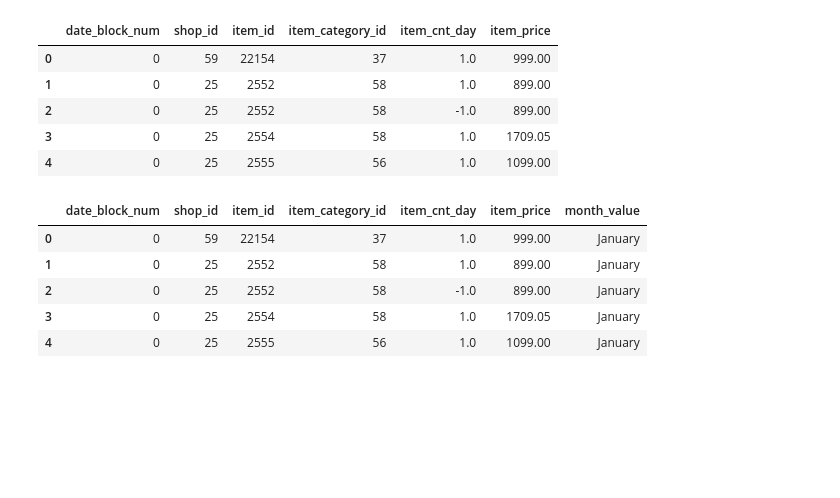
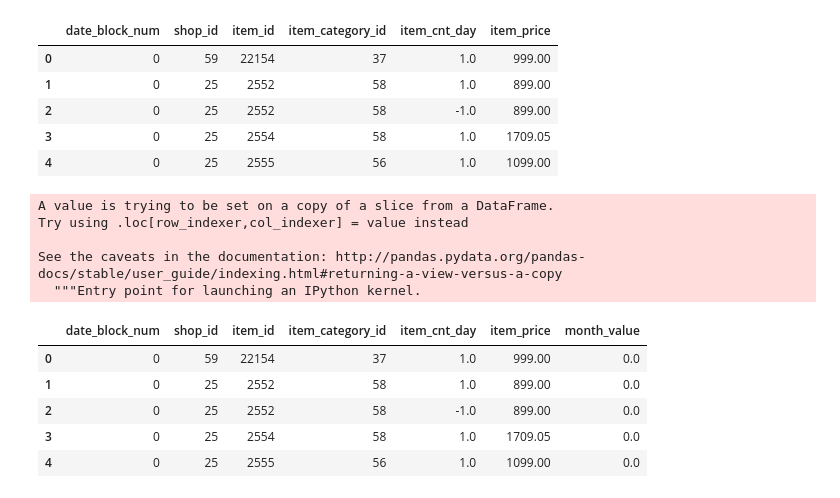
Before and after one commit to EgertM/SalesPredictions, a Jupyter notebook: app/SalesPredictions.ipynb, the cells around one changed output. Saved outputs shown, nothing was run; the diff lists cells and outputs as text; code cells hidden in the pictures; blank space fills up the shorter version.

```diff
--- a/app/SalesPredictions.ipynb
+++ b/app/SalesPredictions.ipynb
@@ -22,0 +9,4 @@ for dirname, _, filenames in os.walk('..\input'):
+# %%
+from google.colab import drive
+drive.mount('/content/drive')
+path = 'drive/My Drive/Colab Notebooks'
@@ -23,9 +15,10 @@ for dirname, _, filenames in os.walk('..\input'):
 # %%
-item_categories = pd.read_csv("../input/item_categories.csv")
-items = pd.read_csv("../input/items.csv")
-shops = pd.read_csv("../input/shops.csv")
-train = pd.read_csv("../input/sales_train.csv.gz")
-test = pd.read_csv("../input/test.csv.gz")
+item_categories = pd.read_csv(path+"/input/item_categories.csv")
+items = pd.read_csv(path+"/input/items.csv")
+shops = pd.read_csv(path+"/input/shops.csv")
+train_original = pd.read_csv(path+"/input/sales_train.csv.gz")
+test = pd.read_csv(path+"/input/test.csv.gz")
+train = train_original.copy()
 # %%
 print("Item categories")
 print(item_categories.head(10))
@@ -96,8 +111,10 @@ for idx, row in item_categories.iterrows():
     cat_id_to_name[row.item_category_id] = row.item_category_name
 # %%
 default_category_idx = len(item_categories)
-# %%
-train['item_category_id'] = train['item_id'].map(item_to_cat)
+# %%
+train['item_category_id_'] = train['item_id'].map(item_to_cat)
+train['item_category_id'] = train['item_category_id_']#.map(item_categories_simplify_dict)
+#train['shop_id'] = train['shop_id'].map(shop_names_simplify_dict)
 # %%
 new_train = train[['date_block_num','shop_id','item_id','item_category_id','item_cnt_day','item_price']]
 # %%
@@ -187,32 +196,39 @@ new_train.head()
 | 3 | 0 | 25 | 2554 | 58 | 1.0 | 1709.05 |
 | 4 | 0 | 25 | 2555 | 56 | 1.0 | 1099.00 |
 # %%
-new_train['month_value'] = new_train['date_block_num'] % 12
+new_train['month_value'] = (new_train['date_block_num'] % 12)/11
+
+"""
 month_value_name_map = {
     0:'January',
     1:'February',
     2:'March',
     3:'April',
     4:'May',
     5:'June',
     6:'July',
     7:'August',
     8:'September',
     9:'October',
     10:'November',
     11:'December'
 }
 new_train.month_value = new_train.month_value.map(month_value_name_map)
-
+"""
 new_train.month_value.value_counts()
 
 #new_train = pd.get_dummies(new_train, columns = ['month_value'], prefix='month_')
 new_train.head()
 # %% [output]
+A value is trying to be set on a copy of a slice from a DataFrame.
+Try using .loc[row_indexer,col_indexer] = value instead
+
+See the caveats in the documentation: http://pandas.pydata.org/pandas-docs/stable/user_guide/indexing.html#returning-a-view-versus-a-copy
+  """Entry point for launching an IPython kernel.
 |  | date_block_num | shop_id | item_id | item_category_id | item_cnt_day | item_price | month_value |
-| 0 | 0 | 59 | 22154 | 37 | 1.0 | 999.00 | January |
-| 1 | 0 | 25 | 2552 | 58 | 1.0 | 899.00 | January |
-| 2 | 0 | 25 | 2552 | 58 | -1.0 | 899.00 | January |
-| 3 | 0 | 25 | 2554 | 58 | 1.0 | 1709.05 | January |
-| 4 | 0 | 25 | 2555 | 56 | 1.0 | 1099.00 | January |
+| 0 | 0 | 59 | 22154 | 37 | 1.0 | 999.00 | 0.0 |
+| 1 | 0 | 25 | 2552 | 58 | 1.0 | 899.00 | 0.0 |
+| 2 | 0 | 25 | 2552 | 58 | -1.0 | 899.00 | 0.0 |
+| 3 | 0 | 25 | 2554 | 58 | 1.0 | 1709.05 | 0.0 |
+| 4 | 0 | 25 | 2555 | 56 | 1.0 | 1099.00 | 0.0 |
 # %%
```
Also changed, not shown: parts of 37 cells of this notebook.
